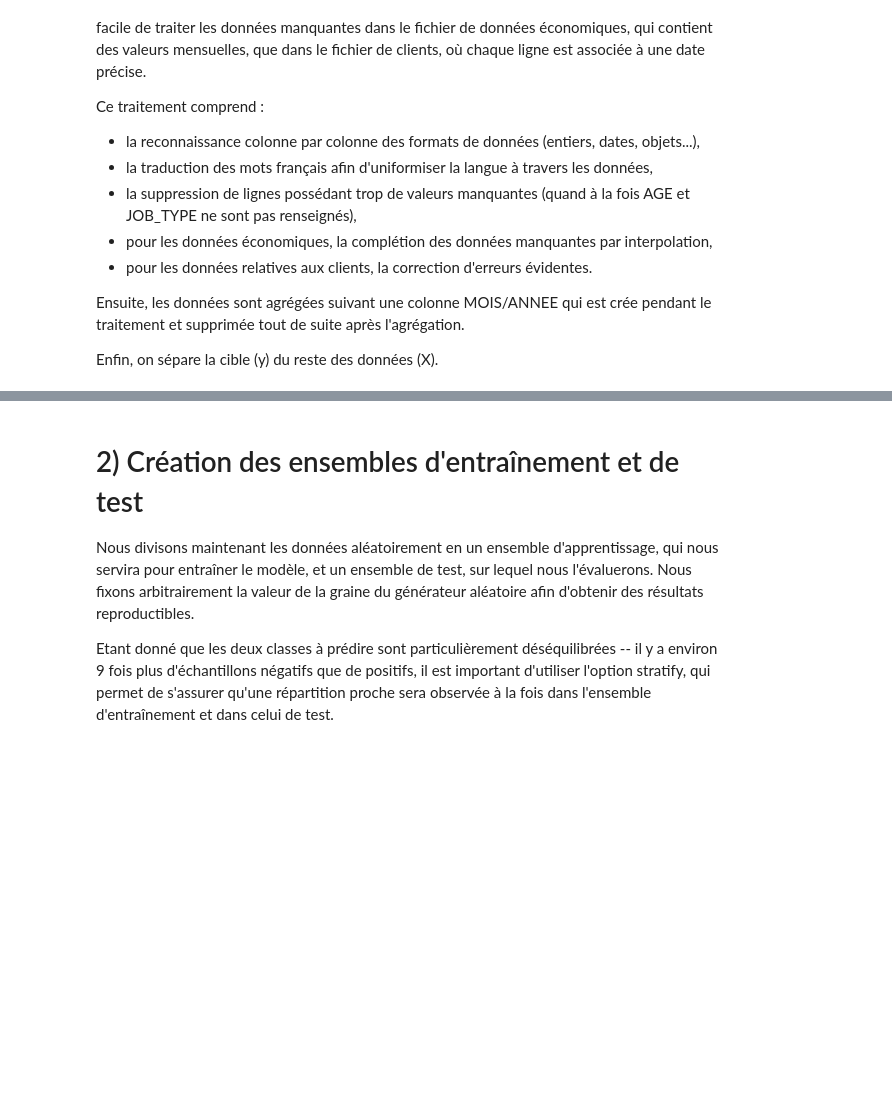
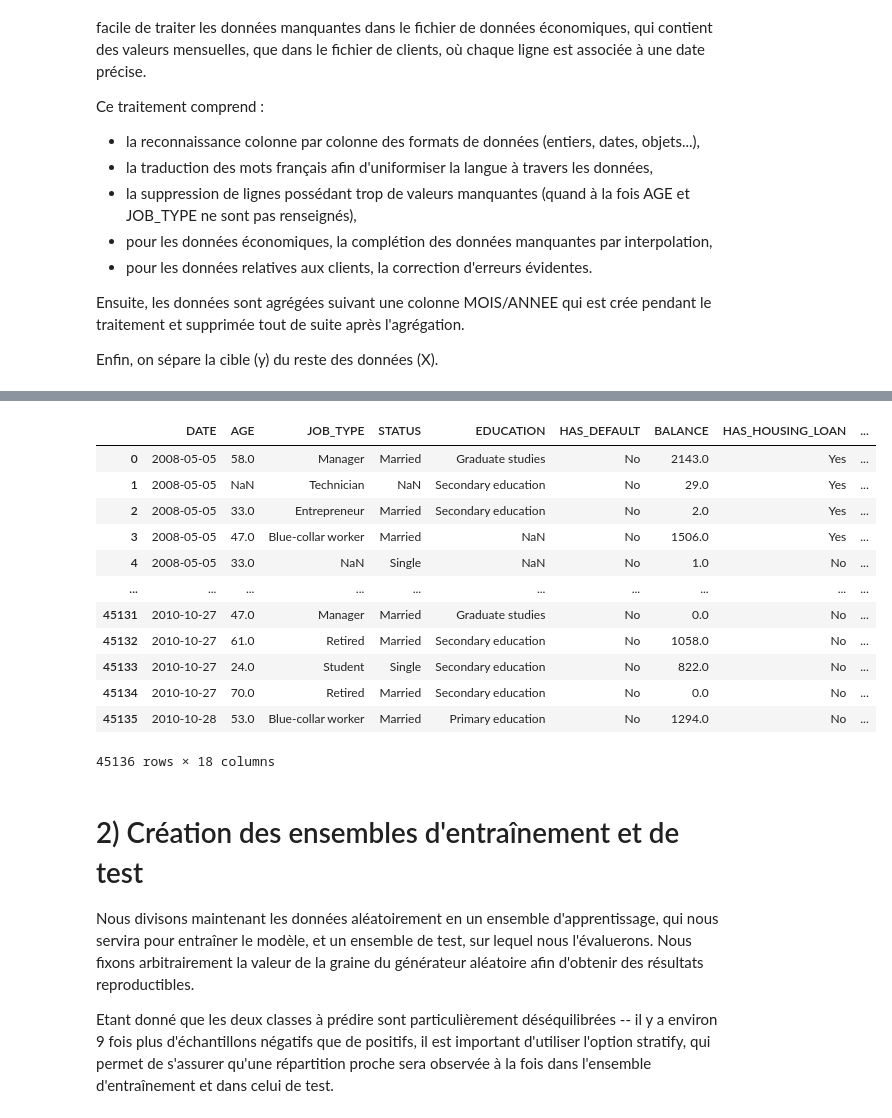
Before and after one commit to OlivierCollier/YottaProject1, a Jupyter notebook: notebooks/model-optimization-notebook/model-optimization-notebook.ipynb, the cells around one changed output, grey strips where cells are left out. Cells and saved outputs as stored; diff of their text form; code cells hidden in the pictures; blank space fills up the shorter version.

```diff
--- a/notebooks/model-optimization-notebook/model-optimization-notebook.ipynb
+++ b/notebooks/model-optimization-notebook/model-optimization-notebook.ipynb
@@ -65,3 +127,25 @@ NameError: name 'CLIENTS_COLUMNS_TO_DROP' is not defined
+# %%
+tmp1 = X.IDX_CONSUMER_PRICE
+tmp2 =X.IDX_CONSUMER_CONFIDENCE
+X.drop(columns= 'IDX_CONSUMER_PRICE', inplace=True)
+X.drop(columns= 'IDX_CONSUMER_CONFIDENCE', inplace=True)
+import pandas as pd
+X = pd.concat([X, tmp1, tmp2], axis=1)
+X
+# %% [output]
+|  | DATE | AGE | JOB_TYPE | STATUS | EDUCATION | HAS_DEFAULT | BALANCE | HAS_HOUSING_LOAN | ... |
+| 0 | 2008-05-05 | 58.0 | Manager | Married | Graduate studies | No | 2143.0 | Yes | ... |
+| 1 | 2008-05-05 | NaN | Technician | NaN | Secondary education | No | 29.0 | Yes | ... |
+| 2 | 2008-05-05 | 33.0 | Entrepreneur | Married | Secondary education | No | 2.0 | Yes | ... |
+| 3 | 2008-05-05 | 47.0 | Blue-collar worker | Married | NaN | No | 1506.0 | Yes | ... |
+| 4 | 2008-05-05 | 33.0 | NaN | Single | NaN | No | 1.0 | No | ... |
+| ... | ... | ... | ... | ... | ... | ... | ... | ... | ... |
+| 45131 | 2010-10-27 | 47.0 | Manager | Married | Graduate studies | No | 0.0 | No | ... |
+| 45132 | 2010-10-27 | 61.0 | Retired | Married | Secondary education | No | 1058.0 | No | ... |
+| 45133 | 2010-10-27 | 24.0 | Student | Single | Secondary education | No | 822.0 | No | ... |
+| 45134 | 2010-10-27 | 70.0 | Retired | Married | Secondary education | No | 0.0 | No | ... |
+| 45135 | 2010-10-28 | 53.0 | Blue-collar worker | Married | Primary education | No | 1294.0 | No | ... |
+45136 rows × 18 columns
 # %% [markdown]
 # 2) Création des ensembles d'entraînement et de test
 
```
Also changed, not shown: parts of 13 cells of this notebook, 2 other files.
